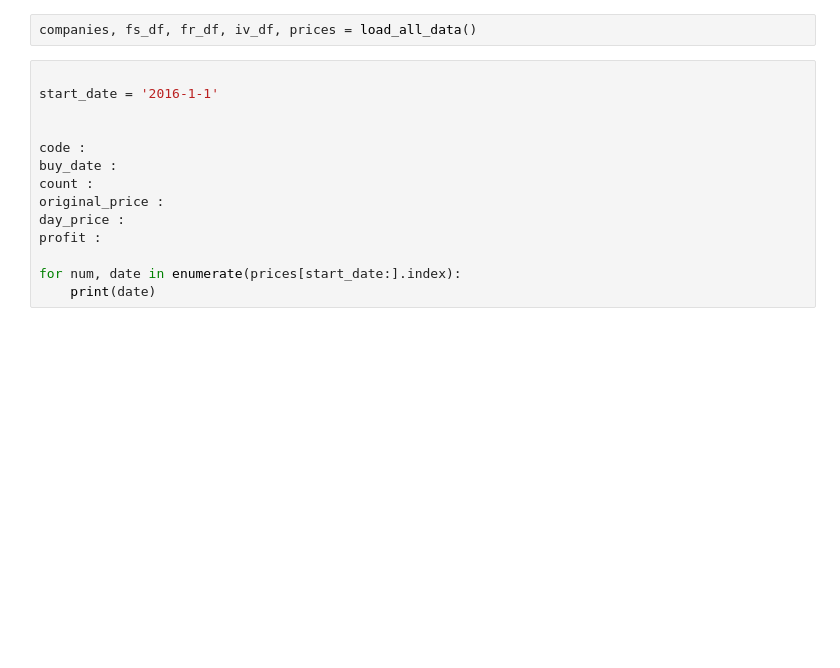
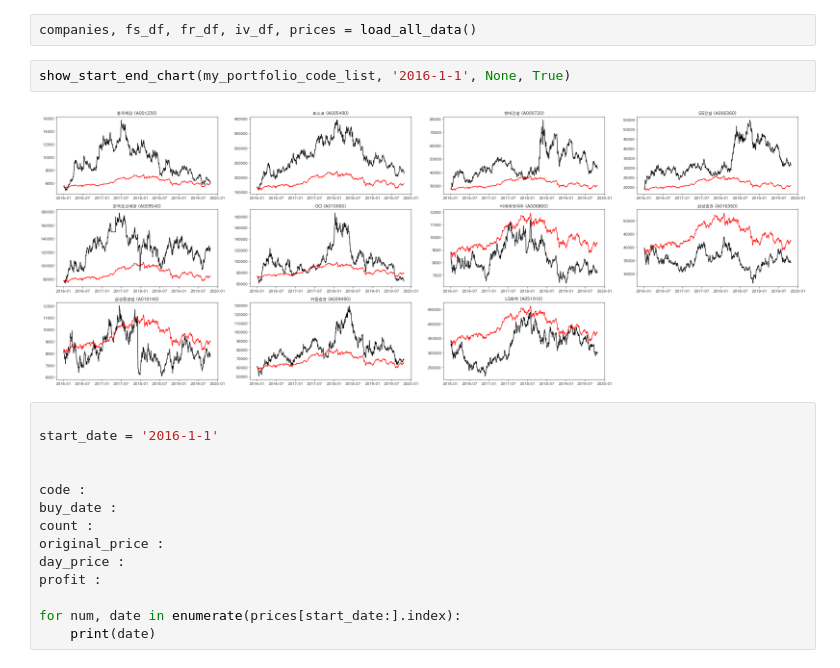
Before and after one commit to neosuperprogrammer/Quant, a Jupyter notebook: neo_strategy_test4.ipynb, the cells around one changed output. Saved outputs shown, nothing was run; the diff lists cells and outputs as text; blank space fills up the shorter version.

```diff
--- a/neo_strategy_test4.ipynb
+++ b/neo_strategy_test4.ipynb
@@ -1310,5 +1365,9 @@ def get_company_list_beated_market_profit(price_df, start_date, end_date=None, m
 # %%
 companies, fs_df, fr_df, iv_df, prices = load_all_data()
+# %%
+show_start_end_chart(my_portfolio_code_list, '2016-1-1', None, True)
+# %% [output]
+[figure, added]
 # %%
 
 start_date = '2016-1-1'
```
Also changed, not shown: parts of 2 cells of this notebook.
